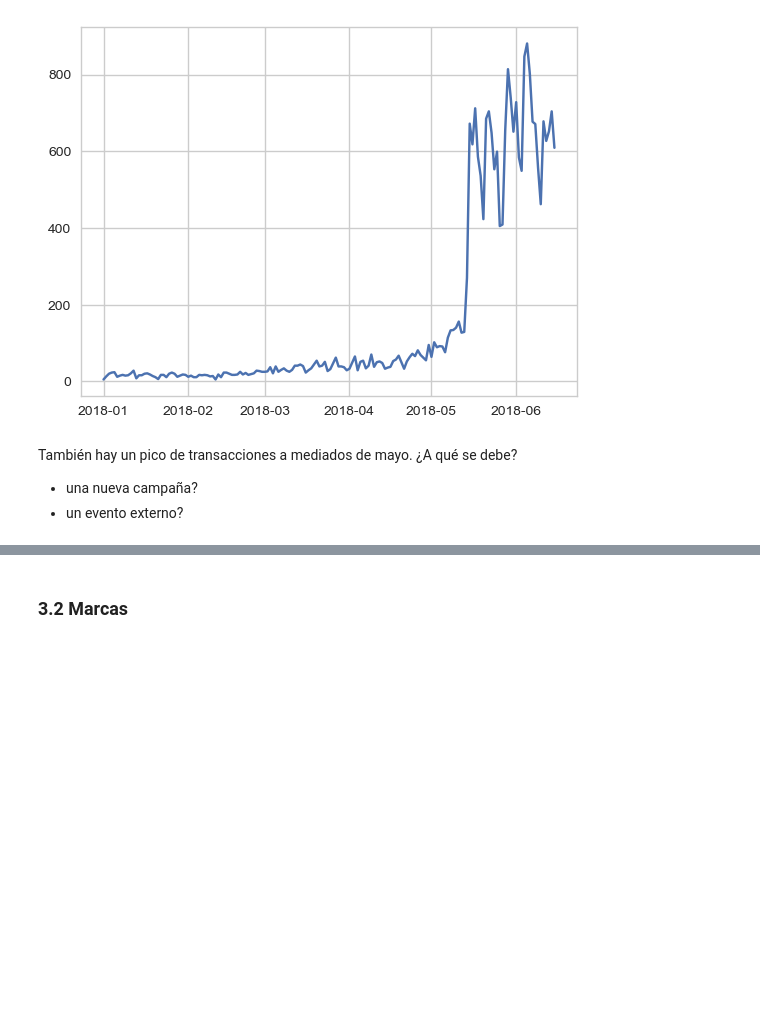
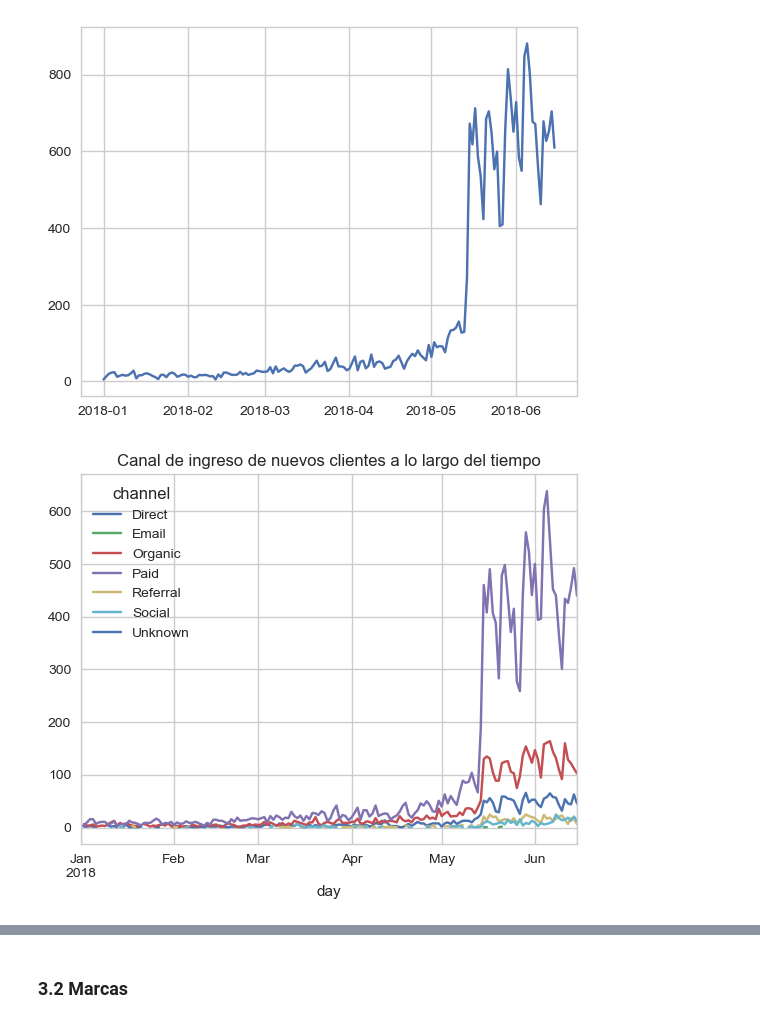
Before and after one commit to vpfarfan/Organizacion-de-datos-20182, a Jupyter notebook: EDA.ipynb, the cells around one changed output, grey strips where cells are left out. Drawn from its saved outputs; the diff is of its cells as text; code cells hidden in the pictures; blank space fills up the shorter version.

```diff
--- a/EDA.ipynb
+++ b/EDA.ipynb
@@ -308,7 +309,8 @@ plt.plot(dfnew)
 plt.show()
 # %% [output]
 [figure]
-# %% [markdown]
-También hay un pico de transacciones a mediados de mayo.  ¿A qué se debe?
-- una nueva campaña?
-- un evento externo?
+# %%
+dfnew = df.loc[df['new_vs_returning'] == 'New',('day', 'channel')].groupby(['day','channel'])['channel'].count().to_frame().unstack()\
+            .plot(y='channel', title='Canal de ingreso de nuevos clientes a lo largo del tiempo')
+# %% [output]
+[figure, added]
```
Also changed, not shown: parts of 8 cells of this notebook.
